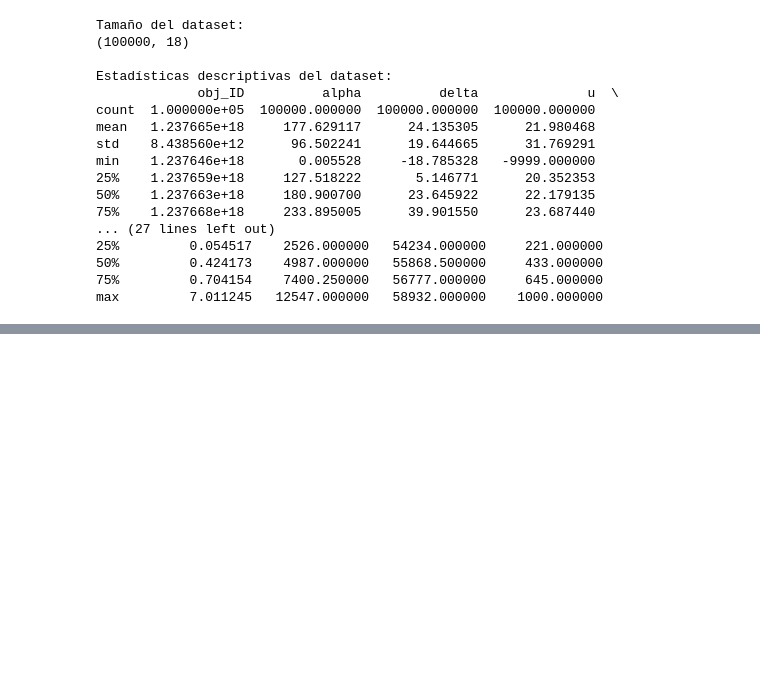
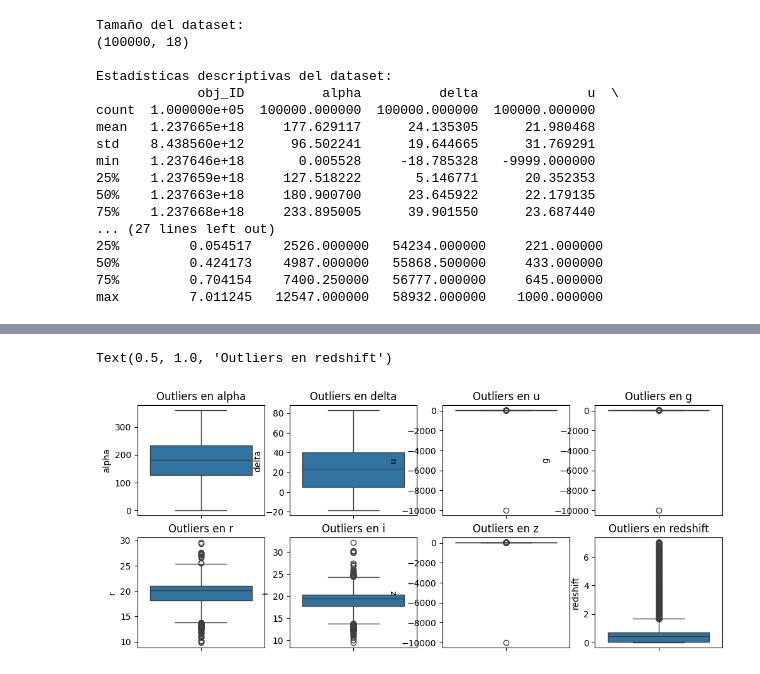
Before and after one commit to gabrielquiroga/ceia-amq1-tf, a Jupyter notebook: eda.ipynb, the cells around one changed output, grey strips where cells are left out. Drawn from its saved outputs; the diff is of its cells as text; code cells hidden in the pictures; blank space fills up the shorter version.

Commit message:
Se agrega análisis de faltantes, nulos y outliers.

```diff
--- a/eda.ipynb
+++ b/eda.ipynb
@@ -106,3 +108,6 @@ plate          0
 MJD            0
 fiber_ID       0
 dtype: int64
+# %%
+# Basado en un análisis previo, se reconocen las siguientes columnas como numéricas (no ID):
+numerical_cols = ["alpha", "delta", "u", "g", "r", "i", "z", "redshift"]
@@ -108,0 +131,29 @@ dtype: int64
+# %%
+fig, axes = plt.subplots(2, 4, figsize=(12, 5))
+
+sns.boxplot(y=df[numerical_cols[0]], ax=axes[0, 0])
+axes[0, 0].set_title(f"Outliers en {numerical_cols[0]}")
+
+sns.boxplot(y=df[numerical_cols[1]], ax=axes[0, 1])
+axes[0, 1].set_title(f"Outliers en {numerical_cols[1]}")
+
+sns.boxplot(y=df[numerical_cols[2]], ax=axes[0, 2])
+axes[0, 2].set_title(f"Outliers en {numerical_cols[2]}")
+
+sns.boxplot(y=df[numerical_cols[3]], ax=axes[0, 3])
+axes[0, 3].set_title(f"Outliers en {numerical_cols[3]}")
+
+sns.boxplot(y=df[numerical_cols[4]], ax=axes[1, 0])
+axes[1, 0].set_title(f"Outliers en {numerical_cols[4]}")
+
+sns.boxplot(y=df[numerical_cols[5]], ax=axes[1, 1])
+axes[1, 1].set_title(f"Outliers en {numerical_cols[5]}")
+
+sns.boxplot(y=df[numerical_cols[6]], ax=axes[1, 2])
+axes[1, 2].set_title(f"Outliers en {numerical_cols[6]}")
+
+sns.boxplot(y=df[numerical_cols[7]], ax=axes[1, 3])
+axes[1, 3].set_title(f"Outliers en {numerical_cols[7]}")
+# %% [output]
+Text(0.5, 1.0, 'Outliers en redshift')
+[figure, added]
```
Also changed, not shown: parts of 5 cells of this notebook.
